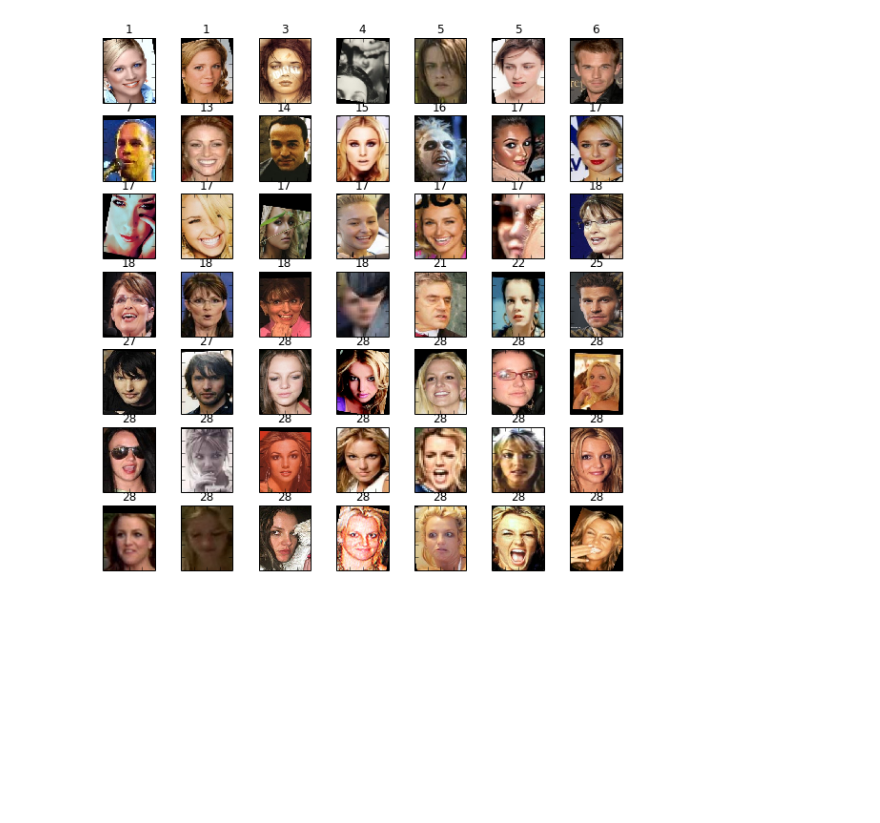
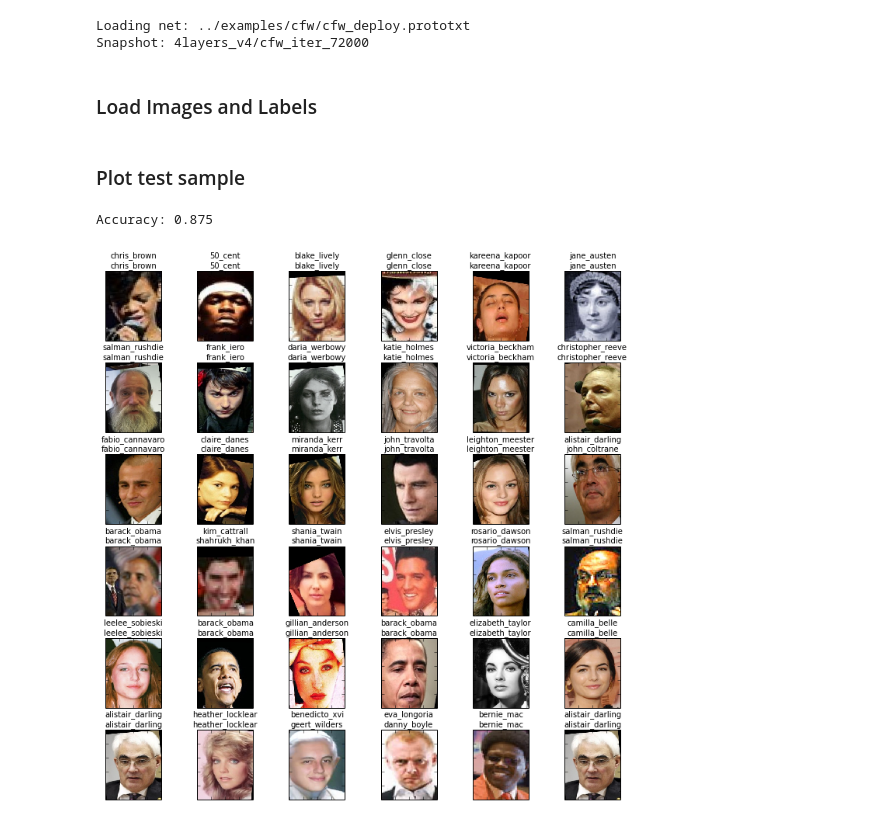
Before and after one commit to zayd/caffe, a Jupyter notebook: python/visualize.ipynb, the cells around one changed output. Saved outputs shown, nothing was run; the diff lists cells and outputs as text; code cells hidden in the pictures; blank space fills up the shorter version.

```diff
--- a/python/visualize.ipynb
+++ b/python/visualize.ipynb
@@ -15,12 +15,13 @@ from IPython.display import Image
 caffe_root = '../'
 net_root = caffe_root + 'examples/cfw/'
 data_root = caffe_root + 'data/cfw/'
-subdirectory = '4layers_v2/'
+subdirectory = '4layers_v9/'
 
 DEPLOY_FILE = 'cfw_deploy.prototxt'
 MEAN_FILE = 'mean.binaryproto'
 TEST_FILE = 'cfw_test.txt'
-TRAIN_FILE = 'cfw_train.txt'
+TRAIN_FILE = 'cfw_train_random.txt'
+LABELS_FILE = 'cfw_labels.txt'
 
 import sys
 sys.path.insert(0, caffe_root + 'python')
@@ -30,4 +31,3 @@ import caffe
 
 plt.rcParams['figure.figsize'] = (10, 10)
 plt.rcParams['image.interpolation'] = 'nearest'
-#plt.rcParams['image.cmap'] = 'gray'
@@ -114,30 +184,64 @@ mean = caffe.io.blobproto_to_array(blob).squeeze()
 np.save(data_root + 'mean.npy', mean)
 # %%
-net = caffe.Classifier(net_root + DEPLOY_FILE, net_root + subdirectory + f, channel_swap=(2,1,0),
-                       mean_file=data_root + 'mean.npy', input_scale=255)
-net.set_phase_test()
+filenames = os.listdir(net_root + subdirectory)
+filenames = filter(lambda f: not re.search(r'\d+$', f) == None, filenames)
+sort_nicely(filenames)
+f = filenames[-1]
+
+net = caffe.Classifier(net_root + DEPLOY_FILE, net_root + subdirectory + f, channel_swap=(2, 1, 0),
+                       mean_file=data_root + 'mean.npy', input_scale=0.00390625)
+
+net.set_phase_train()
 net.set_mode_cpu()
+
+print "Loading net: " + net_root + DEPLOY_FILE
+print "Snapshot: " + subdirectory + f
+# %% [output]
+Loading net: ../examples/cfw/cfw_deploy.prototxt
+Snapshot: 4layers_v4/cfw_iter_72000
+# %% [markdown]
+### Load Images and Labels
+# %%
+#NUM_IMAGES = 1382 # NUM_IMAGES in test set
+NUM_IMAGES = 128
+side = int(np.sqrt(NUM_IMAGES))
+
+with open(data_root + TEST_FILE) as test_file:
+    head = [tuple(i.split()) for i in random.choice(list(test_file), NUM_IMAGES)] # random
+    #head = [tuple(next(test_file).split()) for i in range(NUM_IMAGES)] # sequential
+    names, labels = zip(*head)
+
+input_images = [caffe.io.load_image(data_root + n) for n in names]
+
+with open(data_root + LABELS_FILE) as labels_file:
+    rows = [line.split(' ') for line in labels_file]
+    celeb_names = {row[1][:-1]:row[0] for row in rows}
+# %% [markdown]
+### Plot test sample
+# %%
+# FOR TEST: CHECK HOW PREDICTION ZERO PADS
+prediction = net.predict(input_images, oversample=False)
+top = np.argmax(prediction, axis=1)
+
+acc = 0
+for l, t in zip(labels, top):
+    if int(l) == int(t):
+        acc += 1
+print "Accuracy: " + str(acc/float(len(labels)))
+# %% [output]
+Accuracy: 0.875
 # %%
-NUM_IMAGES = 49
-side = int(np.sqrt(NUM_IMAGES))
-
-with open(data_root + TEST_FILE) as test_file:
-    random.choice(list(test_file, 10))
-    # head = [tuple(next)]
-    #head = [tuple(next(test_file).split()) for i in range(NUM_IMAGES)]
-    names, labels = zip(*head)
-
-input_images = [caffe.io.load_image(data_root + n) for n in names]
-#print input_images
-
+side = 6
 fig, ax = plt.subplots(side, side)
+fig.tight_layout()
 
 for i in range(side):
     for j in range(side):
         im = plt.imread(data_root + names[i*side + j])
         ax[i][j].imshow(im)
         ax[i][j].set_xticklabels([])
         ax[i][j].set_yticklabels([])
-        ax[i][j].set_title(labels[i*side + j])
+        ax[i][j].set_title(celeb_names[labels[i*side + j]] + '\n' +
+                           celeb_names[str(top[i*side + j])], fontsize=10)
 # %% [output]
-[figure, old version]
+[figure, new version]
```
Also changed, not shown: parts of 10 cells of this notebook, 36 other files.
